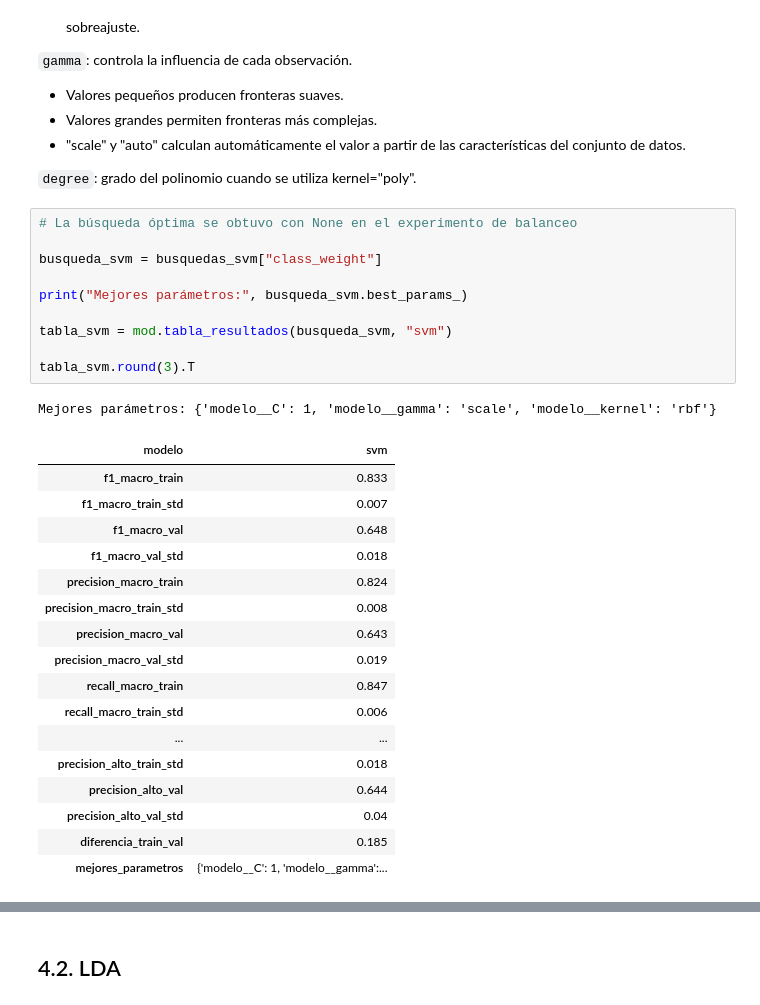
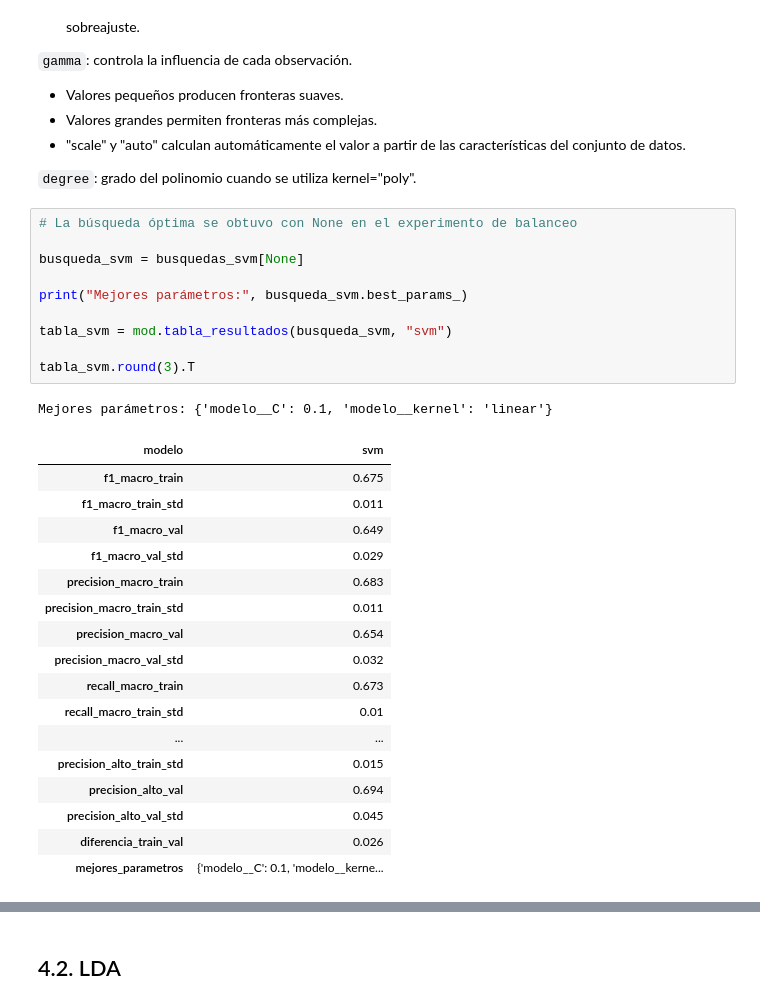
Before and after one commit to enzocastrozn/machine_learning, a Jupyter notebook: src/modelos_enzo.ipynb, the cells around one changed output, grey strips where cells are left out. Cells and saved outputs as stored; diff of their text form.

Commit message:
Modificaciones modelos y csv

```diff
--- a/src/modelos_enzo.ipynb
+++ b/src/modelos_enzo.ipynb
@@ -276,32 +276,32 @@ graficar_pca_2d("enn", "Undersampling: ENN")
 # %%
 # La búsqueda óptima se obtuvo con None en el experimento de balanceo
 
-busqueda_svm = busquedas_svm["class_weight"]
+busqueda_svm = busquedas_svm[None]
 
 print("Mejores parámetros:", busqueda_svm.best_params_)
 
 tabla_svm = mod.tabla_resultados(busqueda_svm, "svm")
 
 tabla_svm.round(3).T
 # %% [output]
-Mejores parámetros: {'modelo__C': 1, 'modelo__gamma': 'scale', 'modelo__kernel': 'rbf'}
+Mejores parámetros: {'modelo__C': 0.1, 'modelo__kernel': 'linear'}
 | modelo | svm |
-| f1_macro_train | 0.833 |
-| f1_macro_train_std | 0.007 |
-| f1_macro_val | 0.648 |
-| f1_macro_val_std | 0.018 |
-| precision_macro_train | 0.824 |
-| precision_macro_train_std | 0.008 |
-| precision_macro_val | 0.643 |
-| precision_macro_val_std | 0.019 |
-| recall_macro_train | 0.847 |
-| recall_macro_train_std | 0.006 |
+| f1_macro_train | 0.675 |
+| f1_macro_train_std | 0.011 |
+| f1_macro_val | 0.649 |
+| f1_macro_val_std | 0.029 |
+| precision_macro_train | 0.683 |
+| precision_macro_train_std | 0.011 |
+| precision_macro_val | 0.654 |
+| precision_macro_val_std | 0.032 |
+| recall_macro_train | 0.673 |
+| recall_macro_train_std | 0.01 |
 | ... | ... |
-| precision_alto_train_std | 0.018 |
-| precision_alto_val | 0.644 |
-| precision_alto_val_std | 0.04 |
-| diferencia_train_val | 0.185 |
-| mejores_parametros | {'modelo__C': 1, 'modelo__gamma':... |
+| precision_alto_train_std | 0.015 |
+| precision_alto_val | 0.694 |
+| precision_alto_val_std | 0.045 |
+| diferencia_train_val | 0.026 |
+| mejores_parametros | {'modelo__C': 0.1, 'modelo__kerne... |
 # %%
 curva_validacion(
     busqueda_svm,
```
Also changed, not shown: parts of 4 cells of this notebook, 2 other files.
